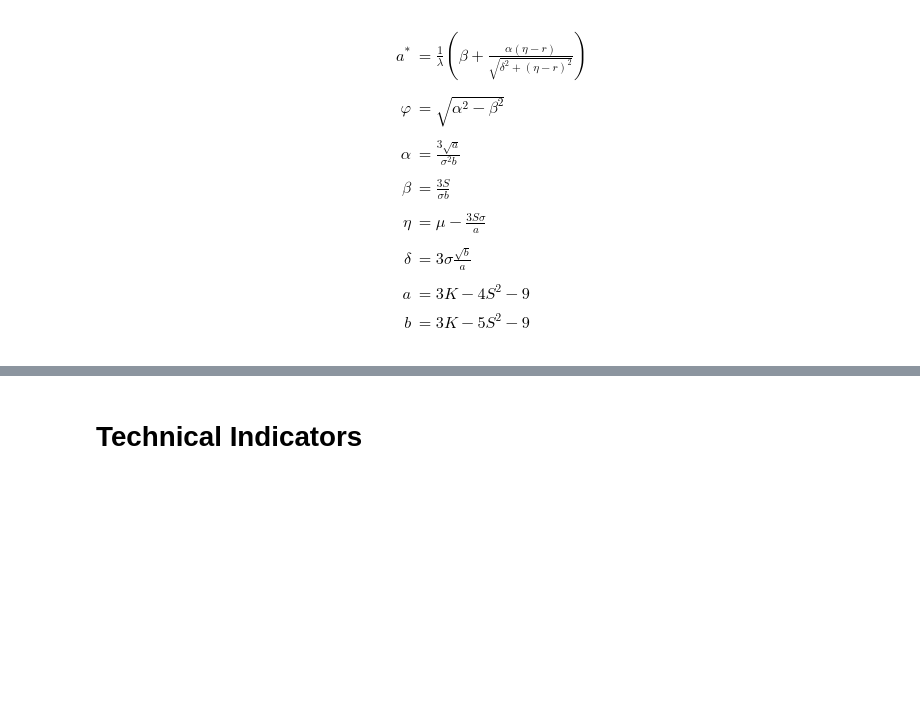
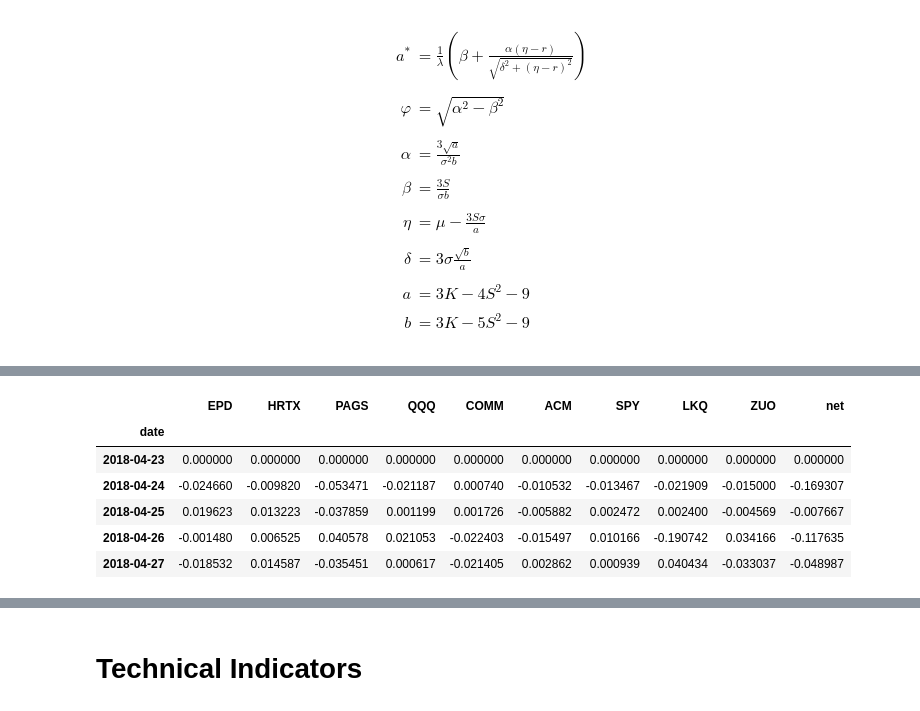
Before and after one commit to Hesiod-Labs/HYPAR, a Jupyter notebook: HYPAR.ipynb, the cells around one changed output, grey strips where cells are left out. Saved outputs shown, nothing was run; the diff lists cells and outputs as text; code cells hidden in the pictures; blank space fills up the shorter version.

```diff
--- a/HYPAR.ipynb
+++ b/HYPAR.ipynb
@@ -577,0 +538,10 @@ asksr()
+# %%
+p.head()
+# %% [output]
+|  | EPD | HRTX | PAGS | QQQ | COMM | ACM | SPY | LKQ | ZUO | net |
+| date |  |  |  |  |  |  |  |  |  |  |
+| 2018-04-23 | 0.000000 | 0.000000 | 0.000000 | 0.000000 | 0.000000 | 0.000000 | 0.000000 | 0.000000 | 0.000000 | 0.000000 |
+| 2018-04-24 | -0.024660 | -0.009820 | -0.053471 | -0.021187 | 0.000740 | -0.010532 | -0.013467 | -0.021909 | -0.015000 | -0.169307 |
+| 2018-04-25 | 0.019623 | 0.013223 | -0.037859 | 0.001199 | 0.001726 | -0.005882 | 0.002472 | 0.002400 | -0.004569 | -0.007667 |
+| 2018-04-26 | -0.001480 | 0.006525 | 0.040578 | 0.021053 | -0.022403 | -0.015497 | 0.010166 | -0.190742 | 0.034166 | -0.117635 |
+| 2018-04-27 | -0.018532 | 0.014587 | -0.035451 | 0.000617 | -0.021405 | 0.002862 | 0.000939 | 0.040434 | -0.033037 | -0.048987 |
```
Also changed, not shown: parts of 19 cells of this notebook.
